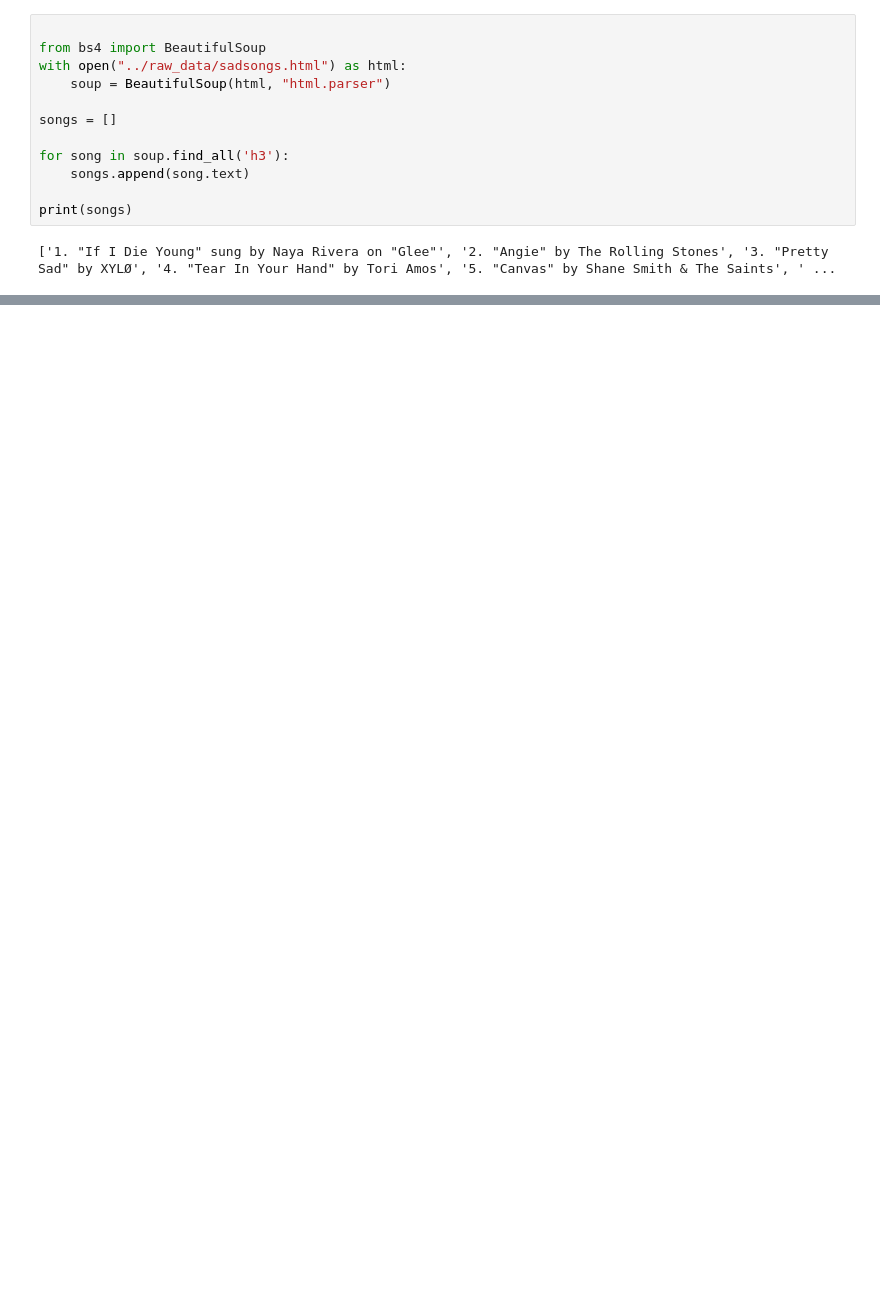
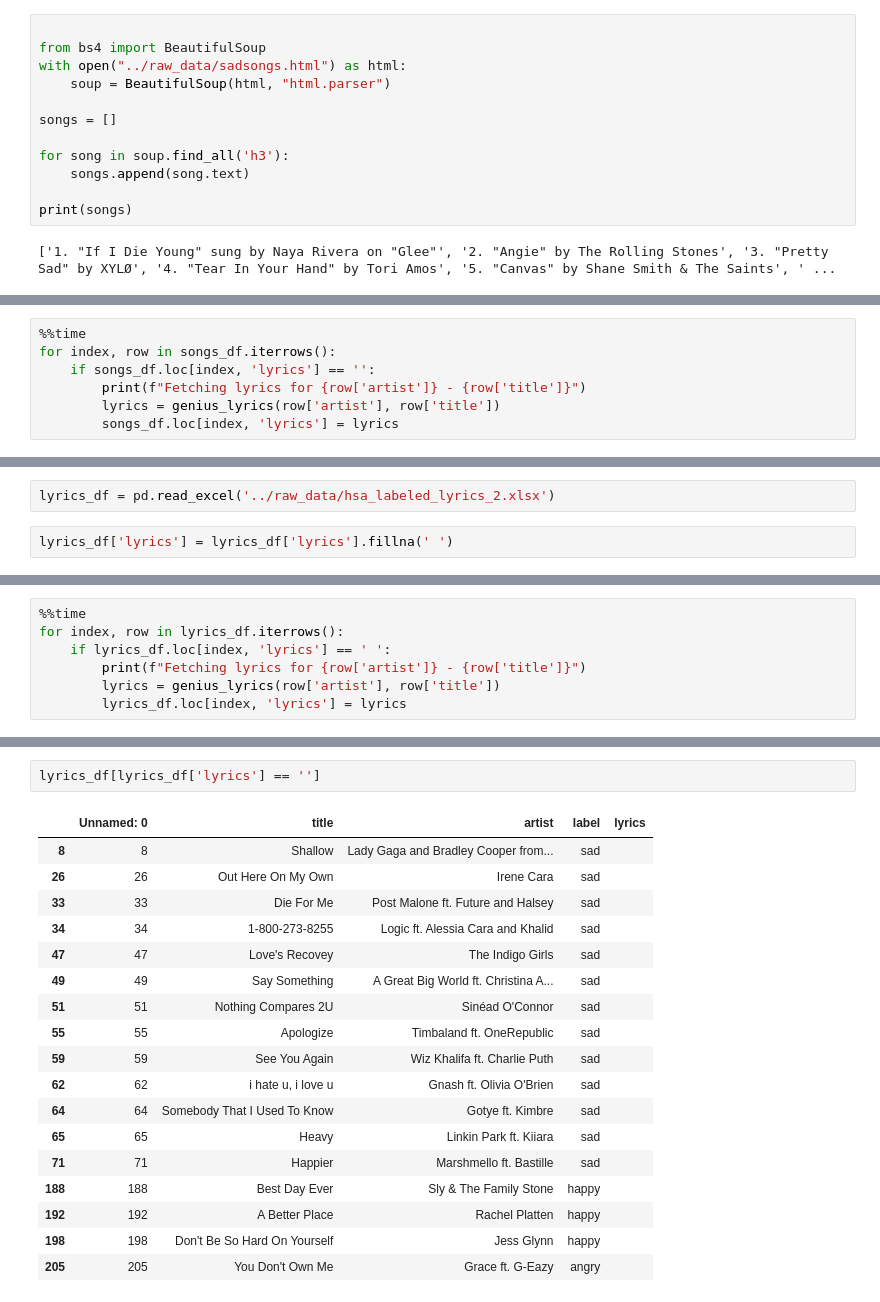
Before and after one commit to v-chai/happysadsongs, a Jupyter notebook: notebooks/v-chai_get_labeled_songs.ipynb, the cells around one changed output, grey strips where cells are left out. Cells and saved outputs as stored; diff of their text form; blank space fills up the shorter version.

Commit message:
working notebook to create lyrics test set. cannot currently be run from top to bottom!!

```diff
--- a/notebooks/v-chai_get_labeled_songs.ipynb
+++ b/notebooks/v-chai_get_labeled_songs.ipynb
@@ -66,0 +784,7 @@ titles
+# %%
+%%time
+for index, row in songs_df.iterrows():
+    if songs_df.loc[index, 'lyrics'] == '':
+        print(f"Fetching lyrics for {row['artist']} - {row['title']}")
+        lyrics = genius_lyrics(row['artist'], row['title'])
+        songs_df.loc[index, 'lyrics'] = lyrics
@@ -66,0 +825,4 @@ titles
+# %%
+lyrics_df = pd.read_excel('../raw_data/hsa_labeled_lyrics_2.xlsx')
+# %%
+lyrics_df['lyrics'] = lyrics_df['lyrics'].fillna(' ')
@@ -66,0 +849,7 @@ titles
+# %%
+%%time
+for index, row in lyrics_df.iterrows():
+    if lyrics_df.loc[index, 'lyrics'] == ' ':
+        print(f"Fetching lyrics for {row['artist']} - {row['title']}")
+        lyrics = genius_lyrics(row['artist'], row['title'])
+        lyrics_df.loc[index, 'lyrics'] = lyrics
@@ -66,0 +874,21 @@ titles
+# %%
+lyrics_df[lyrics_df['lyrics'] == '']
+# %% [output]
+|  | Unnamed: 0 | title | artist | label | lyrics |
+| 8 | 8 | Shallow | Lady Gaga and Bradley Cooper from... | sad |  |
+| 26 | 26 | Out Here On My Own | Irene Cara | sad |  |
+| 33 | 33 | Die For Me | Post Malone ft. Future and Halsey | sad |  |
+| 34 | 34 | 1-800-273-8255 | Logic ft. Alessia Cara and Khalid | sad |  |
+| 47 | 47 | Love's Recovey | The Indigo Girls | sad |  |
+| 49 | 49 | Say Something | A Great Big World ft. Christina A... | sad |  |
+| 51 | 51 | Nothing Compares 2U | Sinéad O'Connor | sad |  |
+| 55 | 55 | Apologize | Timbaland ft. OneRepublic | sad |  |
+| 59 | 59 | See You Again | Wiz Khalifa ft. Charlie Puth | sad |  |
+| 62 | 62 | i hate u, i love u | Gnash ft. Olivia O'Brien | sad |  |
+| 64 | 64 | Somebody That I Used To Know | Gotye ft. Kimbre | sad |  |
+| 65 | 65 | Heavy | Linkin Park ft. Kiiara | sad |  |
+| 71 | 71 | Happier | Marshmello ft. Bastille | sad |  |
+| 188 | 188 | Best Day Ever | Sly & The Family Stone | happy |  |
+| 192 | 192 | A Better Place | Rachel Platten | happy |  |
+| 198 | 198 | Don't Be So Hard On Yourself | Jess Glynn | happy |  |
+| 205 | 205 | You Don't Own Me | Grace ft. G-Eazy | angry |  |
```
Also changed, not shown: parts of 76 cells of this notebook.
